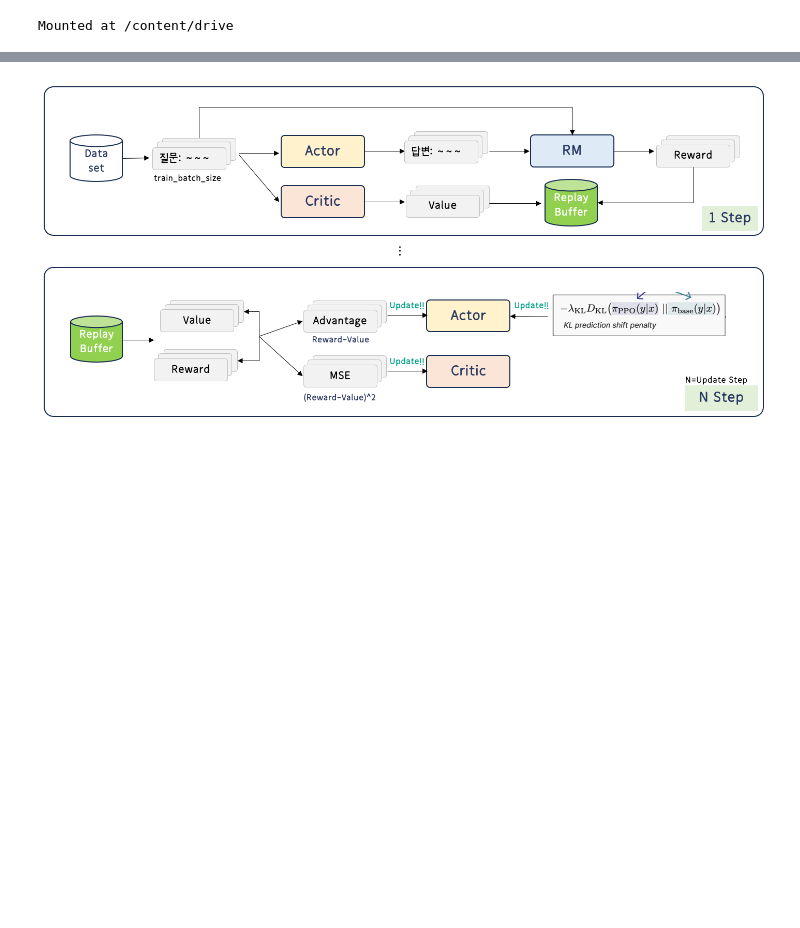
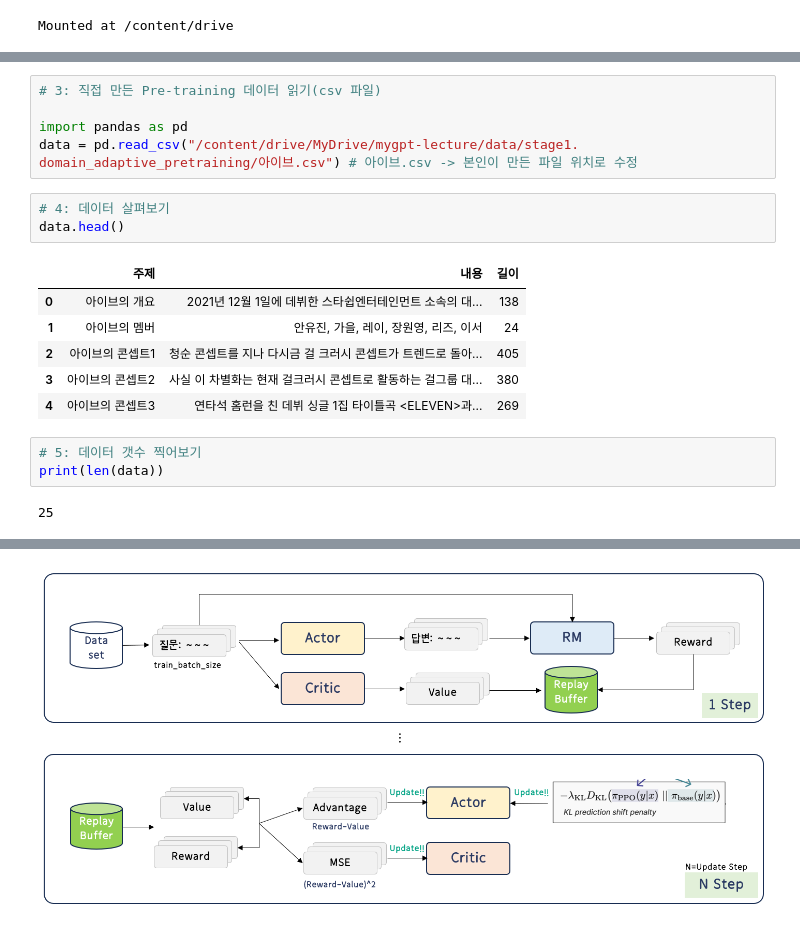
Before and after one commit to oglee815/mygpt-lecture, a Jupyter notebook: mygpt_실습.ipynb, the cells around one changed output, grey strips where cells are left out. Cells and saved outputs as stored; diff of their text form; blank space fills up the shorter version.

```diff
--- a/mygpt_실습.ipynb
+++ b/mygpt_실습.ipynb
@@ -805,0 +27,20 @@ The class this function is called from is 'PreTrainedTokenizerFast'.
+# %%
+# 3: 직접 만든 Pre-training 데이터 읽기(csv 파일)
+
+import pandas as pd
+data = pd.read_csv("/content/drive/MyDrive/mygpt-lecture/data/stage1. domain_adaptive_pretraining/아이브.csv") # 아이브.csv -> 본인이 만든 파일 위치로 수정
+# %%
+# 4: 데이터 살펴보기
+data.head()
+# %% [output]
+|  | 주제 | 내용 | 길이 |
+| 0 | 아이브의 개요 | 2021년 12월 1일에 데뷔한 스타쉽엔터테인먼트 소속의 대... | 138 |
+| 1 | 아이브의 멤버 | 안유진, 가을, 레이, 장원영, 리즈, 이서 | 24 |
+| 2 | 아이브의 콘셉트1 | 청순 콘셉트를 지나 다시금 걸 크러시 콘셉트가 트렌드로 돌아... | 405 |
+| 3 | 아이브의 콘셉트2 | 사실 이 차별화는 현재 걸크러시 콘셉트로 활동하는 걸그룹 대... | 380 |
+| 4 | 아이브의 콘셉트3 | 연타석 홈런을 친 데뷔 싱글 1집 타이틀곡 <ELEVEN>과... | 269 |
+# %%
+# 5: 데이터 갯수 찍어보기
+print(len(data))
+# %% [output]
+25
```
Also changed, not shown: parts of 149 cells of this notebook, 6 other files.
